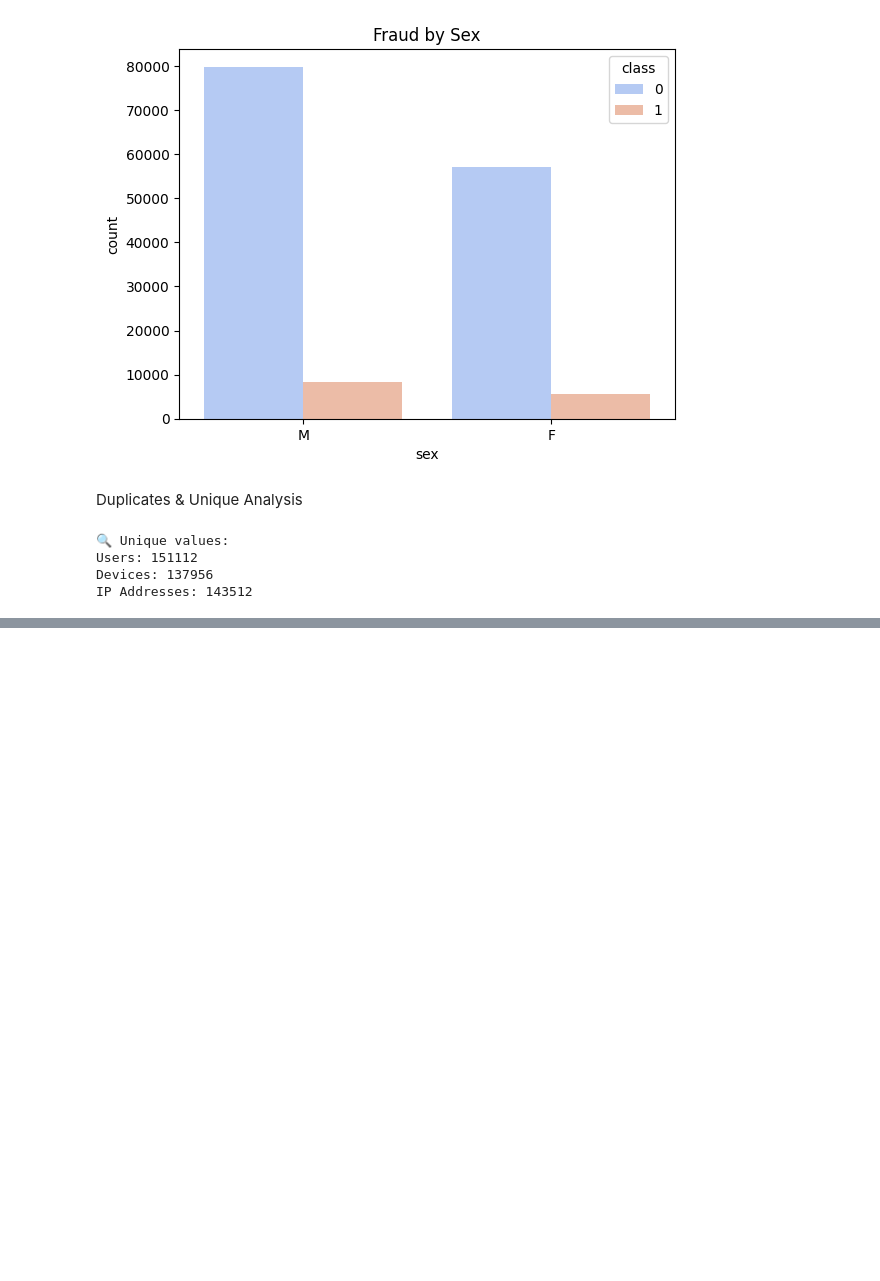
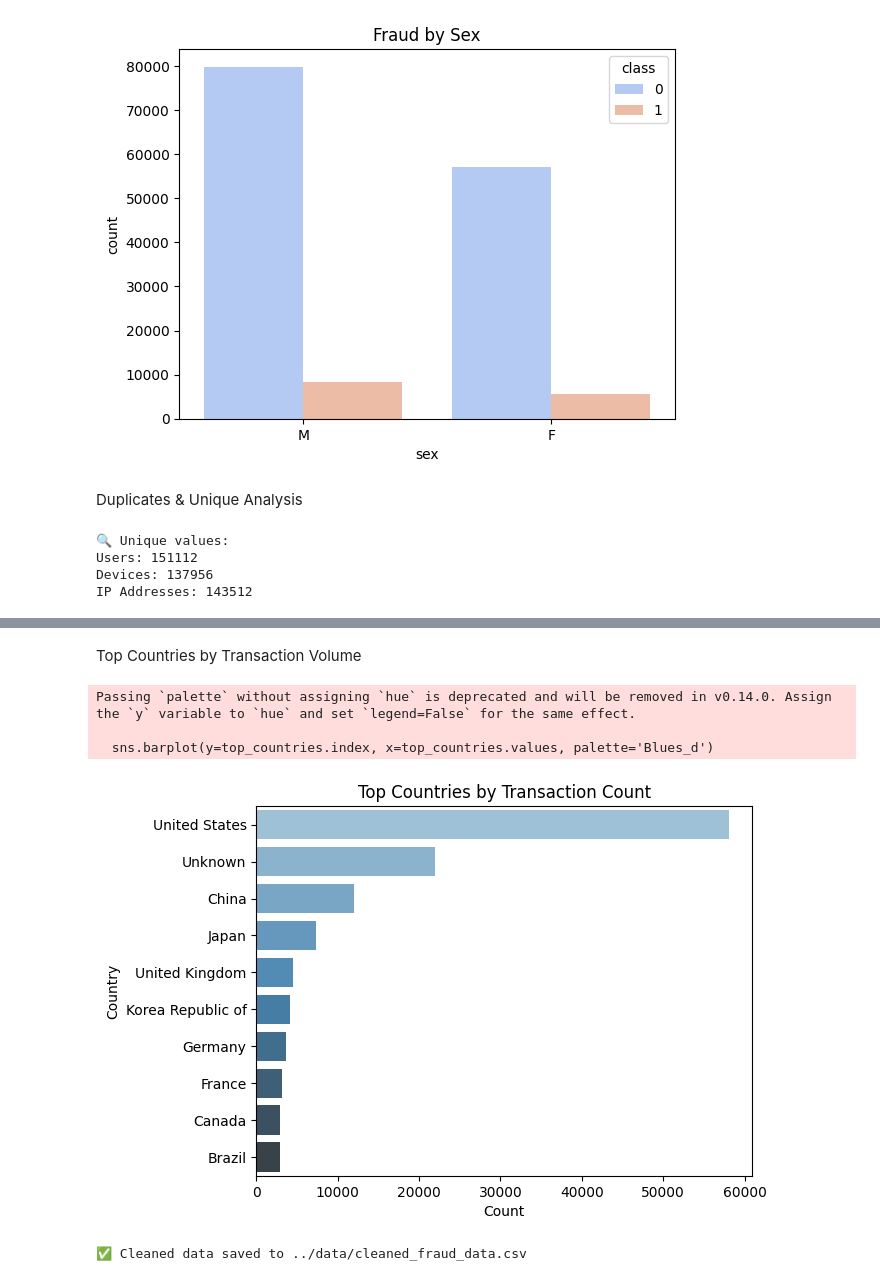
Before and after one commit to Filimon-H/fraud-detection-ecommerce-banking, a Jupyter notebook: notebook/eda_fraud_data.ipynb, the cells around one changed output, grey strips where cells are left out. Drawn from its saved outputs; the diff is of its cells as text; code cells hidden in the pictures; blank space fills up the shorter version.

Commit message:
Merge Datasets for Geolocation Analysis

```diff
--- a/notebook/eda_fraud_data.ipynb
+++ b/notebook/eda_fraud_data.ipynb
@@ -287,0 +292,7 @@ IP Addresses: 143512
+# %%
+#Convert ip_address to integer and map it to country using IpAddress_to_Country.csv
+from data_loader import load_ip_country_data
+
+# Load IP range lookup
+ip_df = load_ip_country_data("../data/IpAddress_to_Country.csv")
+print("✅ Loaded IP-to-Country reference data.")
@@ -287,0 +303,12 @@ IP Addresses: 143512
+# %%
+# Drop rows with missing IPs (optional)
+from preprocessing import ip_to_int, add_country_column
+fraud_df_clean = fraud_df.dropna(subset=['ip_address']).copy()
+
+# Add country column
+print("🌍 Mapping IP addresses to countries...")
+fraud_df_clean = add_country_column(fraud_df_clean, ip_df)
+print("✅ Added 'country' column to fraud data.")
+
+# Preview result
+display(fraud_df_clean[['ip_address', 'ip_integer', 'country']].head())
@@ -287,0 +324,23 @@ IP Addresses: 143512
+# %% [markdown]
+Top Countries by Transaction Volume
+# %%
+top_countries = fraud_df_clean['country'].value_counts().head(10)
+
+sns.barplot(y=top_countries.index, x=top_countries.values, palette='Blues_d')
+plt.title("Top Countries by Transaction Count")
+plt.xlabel("Count")
+plt.ylabel("Country")
+plt.show()
+# %% [output]
+Passing `palette` without assigning `hue` is deprecated and will be removed in v0.14.0. Assign the `y` variable to `hue` and set `legend=False` for the same effect.
+
+  sns.barplot(y=top_countries.index, x=top_countries.values, palette='Blues_d')
+[figure, added]
+# %%
+# Save merged/cleaned data to CSV
+output_path = "../data/cleaned_fraud_data.csv"
+fraud_df_clean.to_csv(output_path, index=False)
+
+print(f"✅ Cleaned data saved to {output_path}")
+# %% [output]
+✅ Cleaned data saved to ../data/cleaned_fraud_data.csv
```
Also changed, not shown: parts of 5 cells of this notebook, 1 other file.
